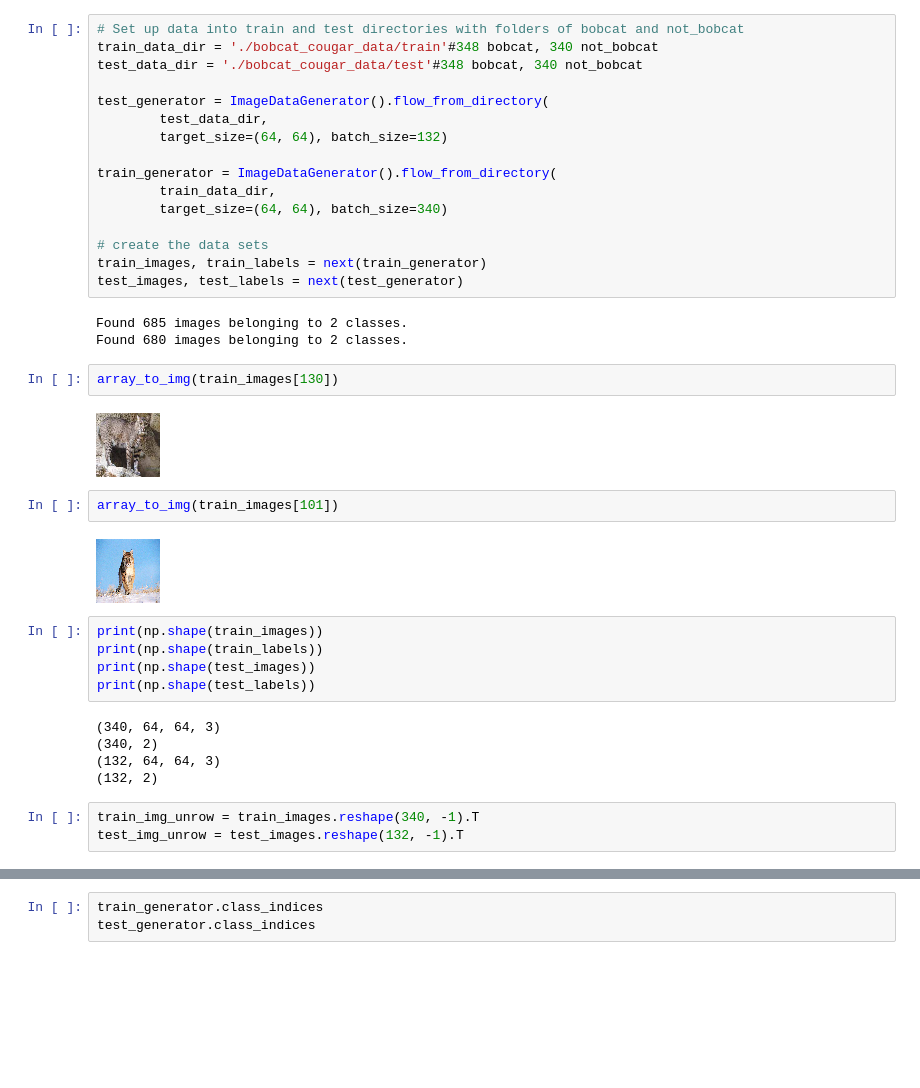
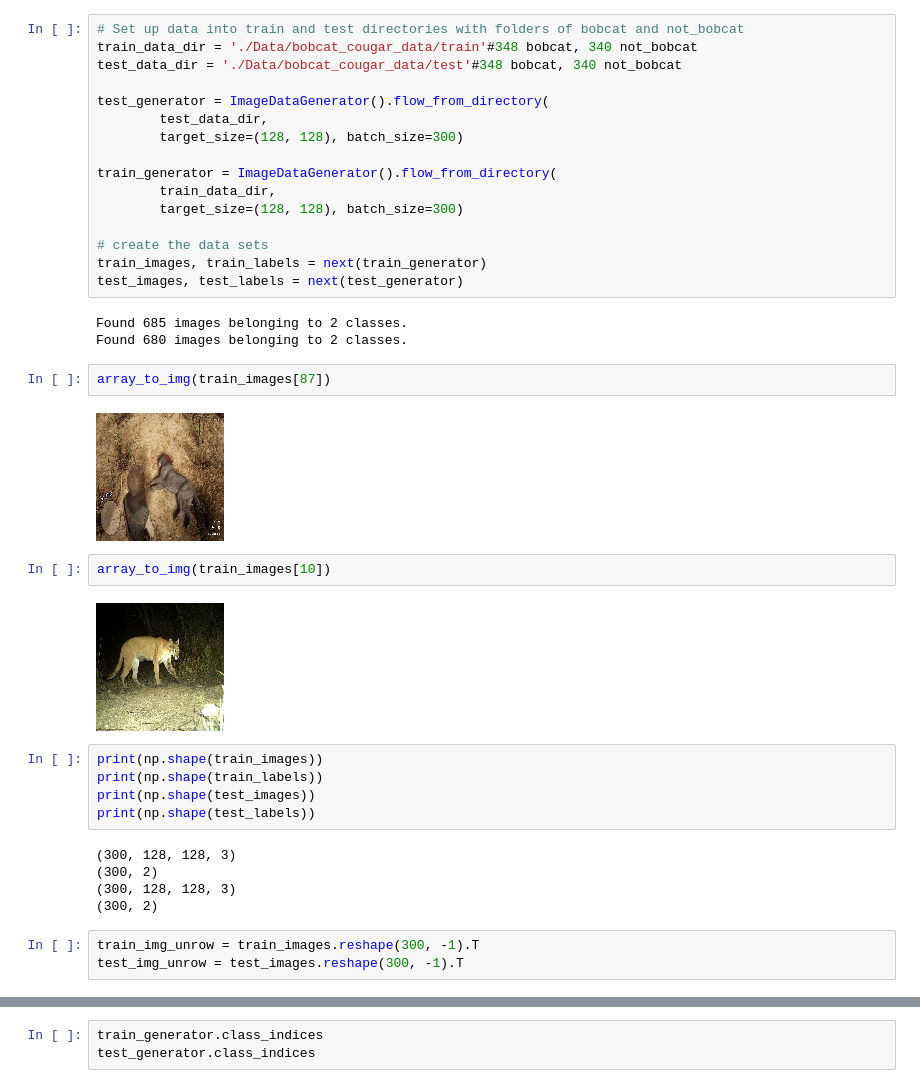
Before and after one commit to johnmarkdaniels/flatiron_final_project, a Jupyter notebook: bobcat_cougar.ipynb, the cells around one changed output, grey strips where cells are left out. Drawn from its saved outputs; the diff is of its cells as text; blank space fills up the shorter version.

```diff
--- a/bobcat_cougar.ipynb
+++ b/bobcat_cougar.ipynb
@@ -7,16 +7,16 @@ import os
 Using TensorFlow backend.
 # %%
 # Set up data into train and test directories with folders of bobcat and not_bobcat
-train_data_dir = './bobcat_cougar_data/train'#348 bobcat, 340 not_bobcat
-test_data_dir = './bobcat_cougar_data/test'#348 bobcat, 340 not_bobcat
+train_data_dir = './Data/bobcat_cougar_data/train'#348 bobcat, 340 not_bobcat
+test_data_dir = './Data/bobcat_cougar_data/test'#348 bobcat, 340 not_bobcat
 
 test_generator = ImageDataGenerator().flow_from_directory(
         test_data_dir,
-        target_size=(64, 64), batch_size=132)
+        target_size=(128, 128), batch_size=300)
 
 train_generator = ImageDataGenerator().flow_from_directory(
         train_data_dir,
-        target_size=(64, 64), batch_size=340)
+        target_size=(128, 128), batch_size=300)
 
 # create the data sets
 train_images, train_labels = next(train_generator)
@@ -25,26 +25,26 @@ test_images, test_labels = next(test_generator)
 Found 685 images belonging to 2 classes.
 Found 680 images belonging to 2 classes.
 # %%
-array_to_img(train_images[130])
+array_to_img(train_images[87])
 # %% [output]
-[figure, old version]
+[figure, new version]
 # %%
-array_to_img(train_images[101])
+array_to_img(train_images[10])
 # %% [output]
-[figure, old version]
+[figure, new version]
 # %%
 print(np.shape(train_images))
 print(np.shape(train_labels))
 print(np.shape(test_images))
 print(np.shape(test_labels))
 # %% [output]
-(340, 64, 64, 3)
-(340, 2)
-(132, 64, 64, 3)
-(132, 2)
+(300, 128, 128, 3)
+(300, 2)
+(300, 128, 128, 3)
+(300, 2)
 # %%
-train_img_unrow = train_images.reshape(340, -1).T
-test_img_unrow = test_images.reshape(132, -1).T
+train_img_unrow = train_images.reshape(300, -1).T
+test_img_unrow = test_images.reshape(300, -1).T
 # %%
 np.shape(train_img_unrow)
 np.shape(test_img_unrow)
```
Also changed, not shown: parts of 8 cells of this notebook.
